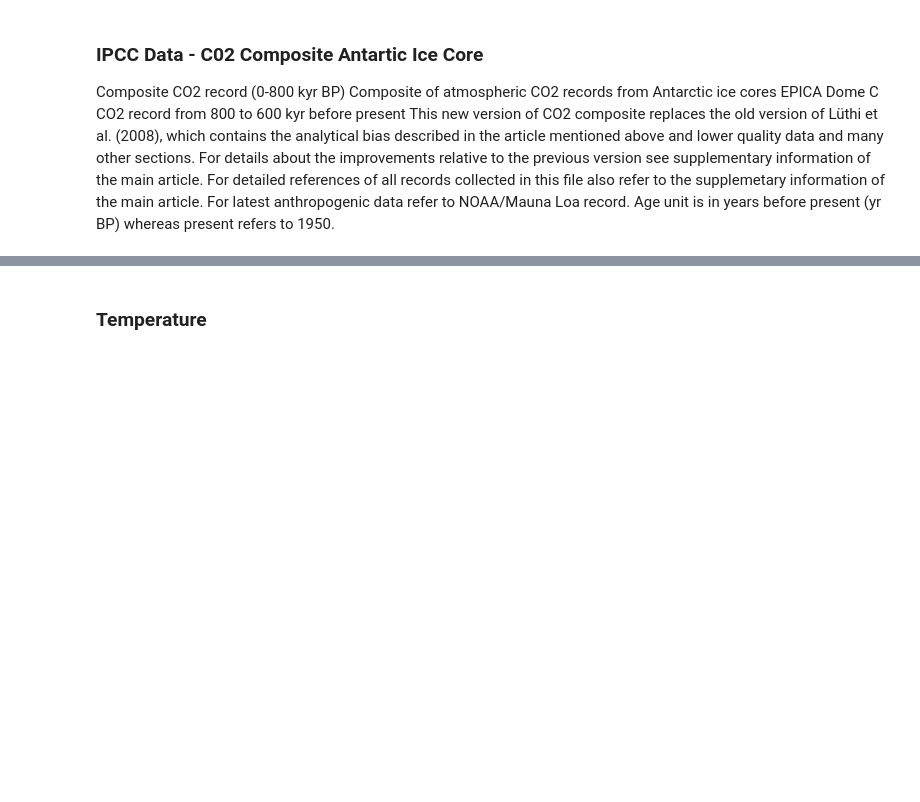
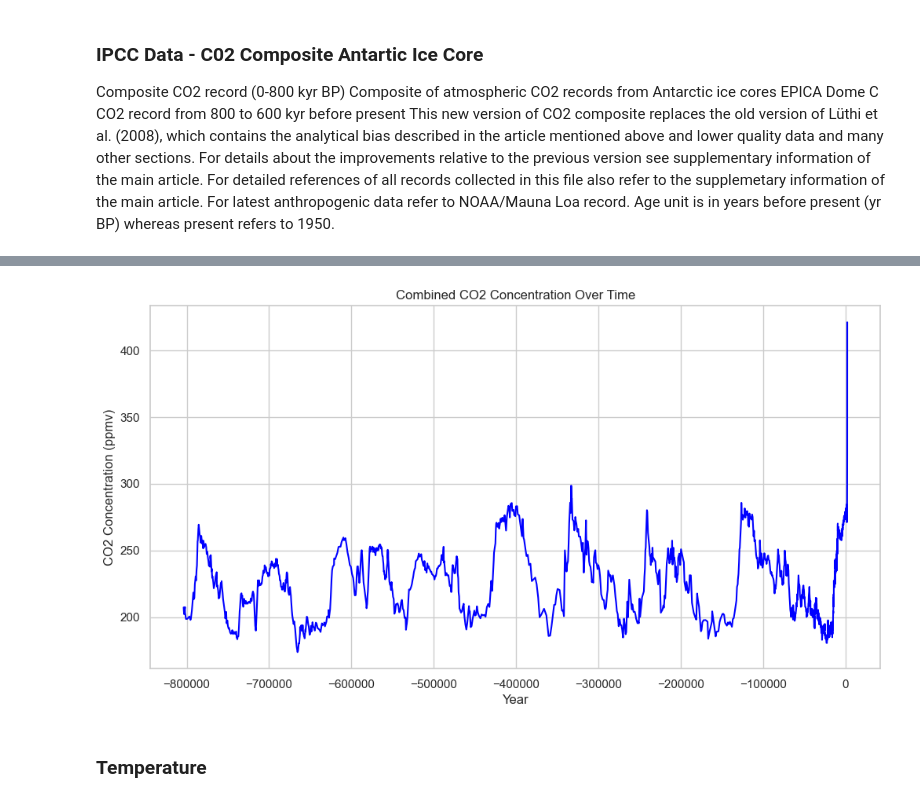
Before and after one commit to Sarahlouhast/Programming-for-Data-Analytics-Project-2, a Jupyter notebook: project.ipynb, the cells around one changed output, grey strips where cells are left out. Saved outputs shown, nothing was run; the diff lists cells and outputs as text; code cells hidden in the pictures; blank space fills up the shorter version.

```diff
--- a/project.ipynb
+++ b/project.ipynb
@@ -232,0 +298,22 @@ plt.show()
+# %%
+# Select columns from ipcc and filter rows up to and including 1958
+ipcc_selected = ipcc.loc[ipcc['Corrected Years'] <= 1958, ['Corrected Years', 'CO2 (ppmv)']]
+
+# Select columns from co2mlo and filter rows from 1959 onwards
+co2mlo_selected = co2mlo.loc[co2mlo['Year'] >= 1959, ['Year', 'CO2 (ppmv)']]
+
+# Rename columns to have consistent names
+ipcc_selected.columns = ['Year', 'CO2 (ppmv)']
+co2mlo_selected.columns = ['Year', 'CO2 (ppmv)']
+
+# Concatenate the two DataFrames
+combined_data = pd.concat([ipcc_selected, co2mlo_selected], ignore_index=True)
+
+combined_data_sorted = combined_data.sort_values(by='Year')
+
+# Print the sorted DataFrame
+print(combined_data_sorted)
+
+# Print the combined DataFrame
+#print(combined_data.head())
+print(combined_data.describe())
@@ -233,3 +338,18 @@ plt.show()
+# %%
+# Set Seaborn style
+sns.set(style="whitegrid")
+
+# Plot the combined data
+plt.figure(figsize=(12, 6))
+sns.lineplot(x='Year', y='CO2 (ppmv)', data=combined_data, linestyle='-', color='blue', ci=None)
+
+# Adding labels and title
+plt.xlabel('Year')
+plt.ylabel('CO2 Concentration (ppmv)')
+plt.title('Combined CO2 Concentration Over Time')
+plt.show()
+# %% [output]
+[figure, added]
 # %% [markdown]
 ### Temperature
 # %% [markdown]
```
Also changed, not shown: parts of 32 cells of this notebook, 3 other files.
